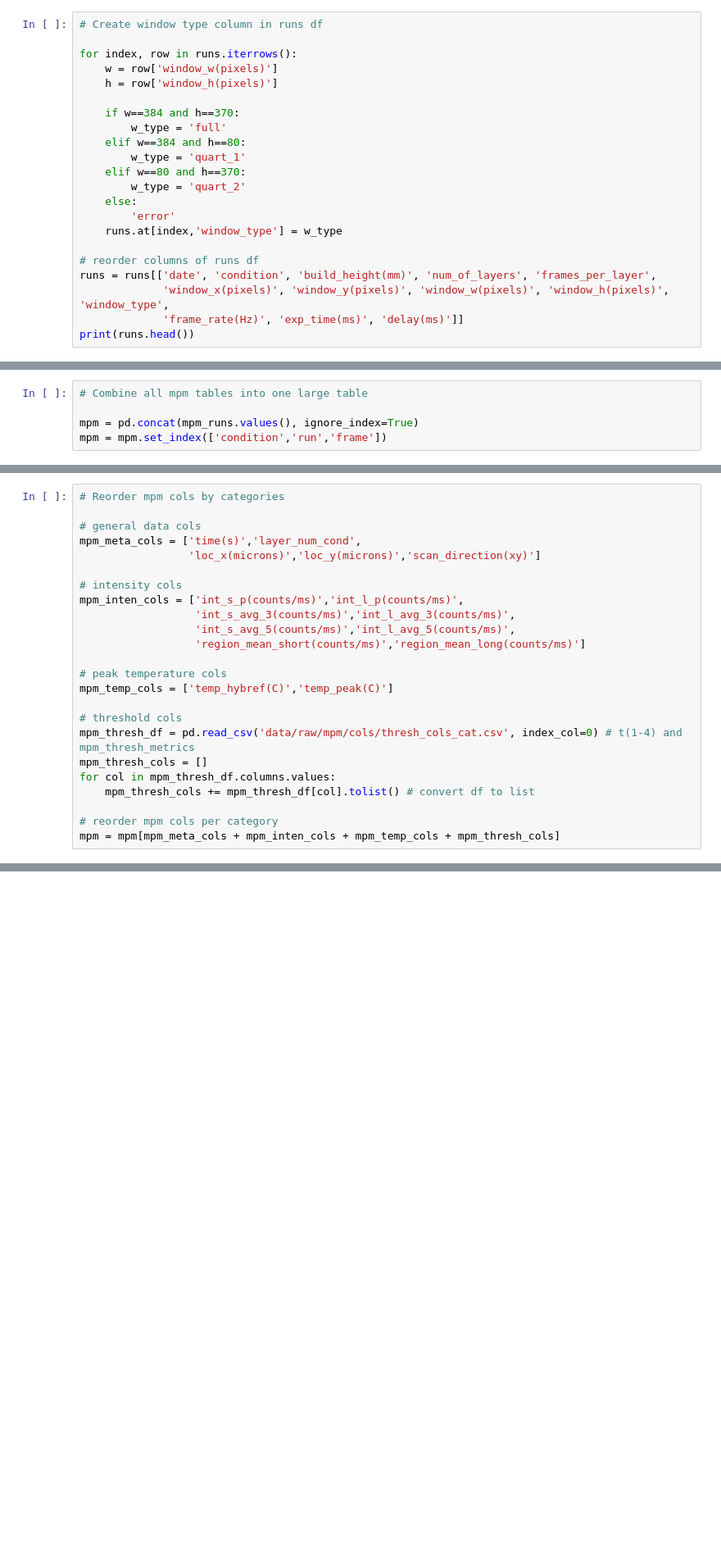
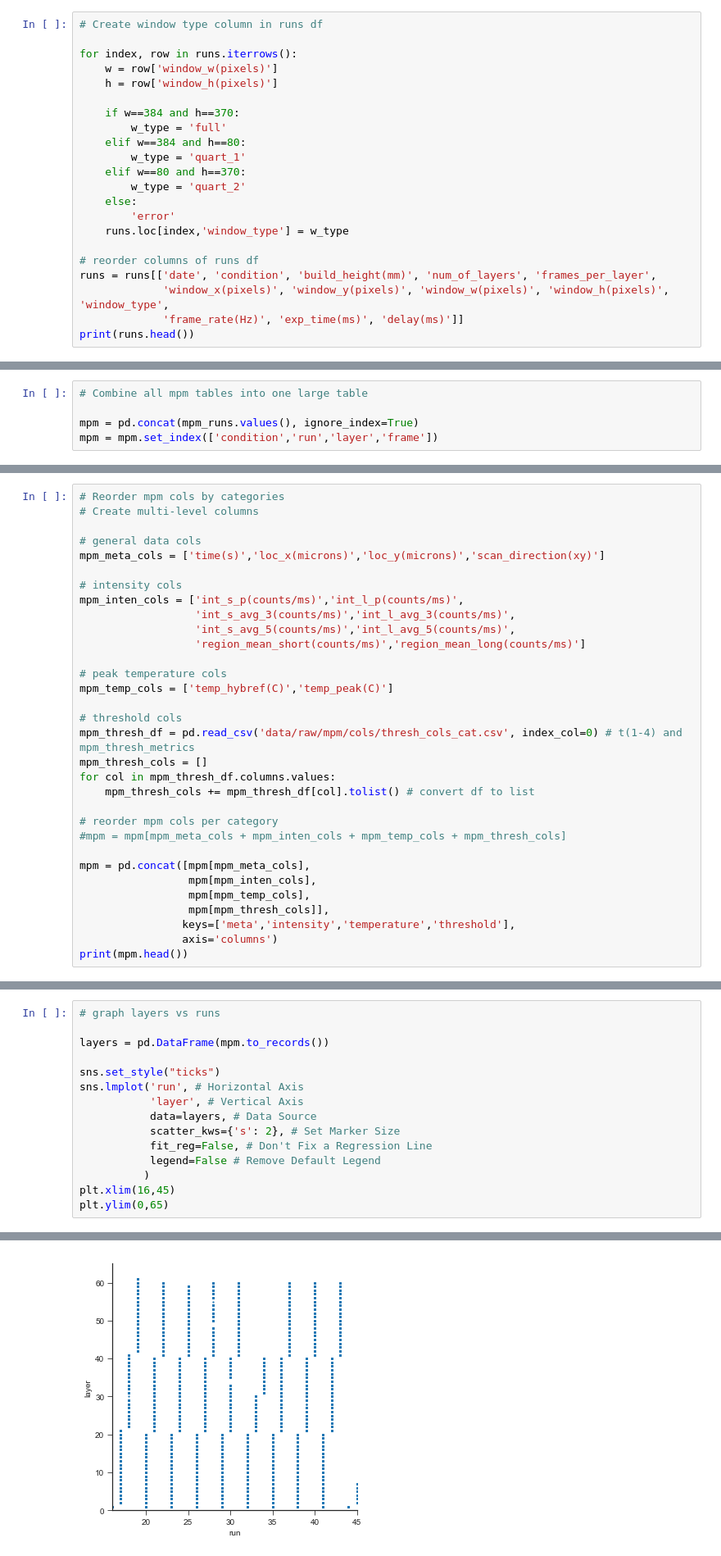
Before and after one commit to milesin3d/IncreaseAMYield, a Jupyter notebook: IncreaseAMYield.ipynb, the cells around one changed output, grey strips where cells are left out. Shown: that part at 82% size. Saved outputs shown, nothing was run; the diff lists cells and outputs as text; blank space fills up the shorter version.

Commit message:
added layer column to multi index and created multi level columns

```diff
--- a/IncreaseAMYield.ipynb
+++ b/IncreaseAMYield.ipynb
@@ -114,7 +115,7 @@ for index, row in runs.iterrows():
         w_type = 'quart_2'
     else:
         'error'
-    runs.at[index,'window_type'] = w_type
+    runs.loc[index,'window_type'] = w_type
 
 # reorder columns of runs df
 runs = runs[['date', 'condition', 'build_height(mm)', 'num_of_layers', 'frames_per_layer',
@@ -233,7 +234,7 @@ for x in list(mpm_runs.keys()):
 # Combine all mpm tables into one large table
 
 mpm = pd.concat(mpm_runs.values(), ignore_index=True)
-mpm = mpm.set_index(['condition','run','frame'])
+mpm = mpm.set_index(['condition','run','layer','frame'])
 # %%
 # Convert 'scan_direction(012)' into 'scan_direction(xy)'
 # Categorize the column
@@ -310,10 +311,10 @@ mpm.rename(columns={'loc_x(pixels)':'loc_y(microns)'}, inplace=True)
 mpm.rename(columns={'loc_y(pixels)':'loc_x(microns)'}, inplace=True)
 # %%
 # Reorder mpm cols by categories
+# Create multi-level columns
 
 # general data cols
-mpm_meta_cols = ['time(s)','layer_num_cond',
-                 'loc_x(microns)','loc_y(microns)','scan_direction(xy)']
+mpm_meta_cols = ['time(s)','loc_x(microns)','loc_y(microns)','scan_direction(xy)']
 
 # intensity cols
 mpm_inten_cols = ['int_s_p(counts/ms)','int_l_p(counts/ms)',
@@ -331,4 +332,12 @@ for col in mpm_thresh_df.columns.values:
     mpm_thresh_cols += mpm_thresh_df[col].tolist() # convert df to list
 
 # reorder mpm cols per category
-mpm = mpm[mpm_meta_cols + mpm_inten_cols + mpm_temp_cols + mpm_thresh_cols]
+#mpm = mpm[mpm_meta_cols + mpm_inten_cols + mpm_temp_cols + mpm_thresh_cols]
+
+mpm = pd.concat([mpm[mpm_meta_cols],
+                 mpm[mpm_inten_cols],
+                 mpm[mpm_temp_cols],
+                 mpm[mpm_thresh_cols]],
+                keys=['meta','intensity','temperature','threshold'],
+                axis='columns')
+print(mpm.head())
@@ -386,2 +393,18 @@ plt.ylim(0, 10000)
 (0, 10000)
 [figure]
+# %%
+# graph layers vs runs
+
+layers = pd.DataFrame(mpm.to_records())
+
+sns.set_style("ticks")
+sns.lmplot('run', # Horizontal Axis
+           'layer', # Vertical Axis
+           data=layers, # Data Source
+           scatter_kws={'s': 2}, # Set Marker Size
+           fit_reg=False, # Don't Fix a Regression Line
+           legend=False # Remove Default Legend
+          )
+plt.xlim(16,45)
+plt.ylim(0,65)
+# %% [output]
@@ -387,0 +412 @@ plt.ylim(0, 10000)
+[figure, added]
```
Also changed, not shown: parts of 5 cells of this notebook.
